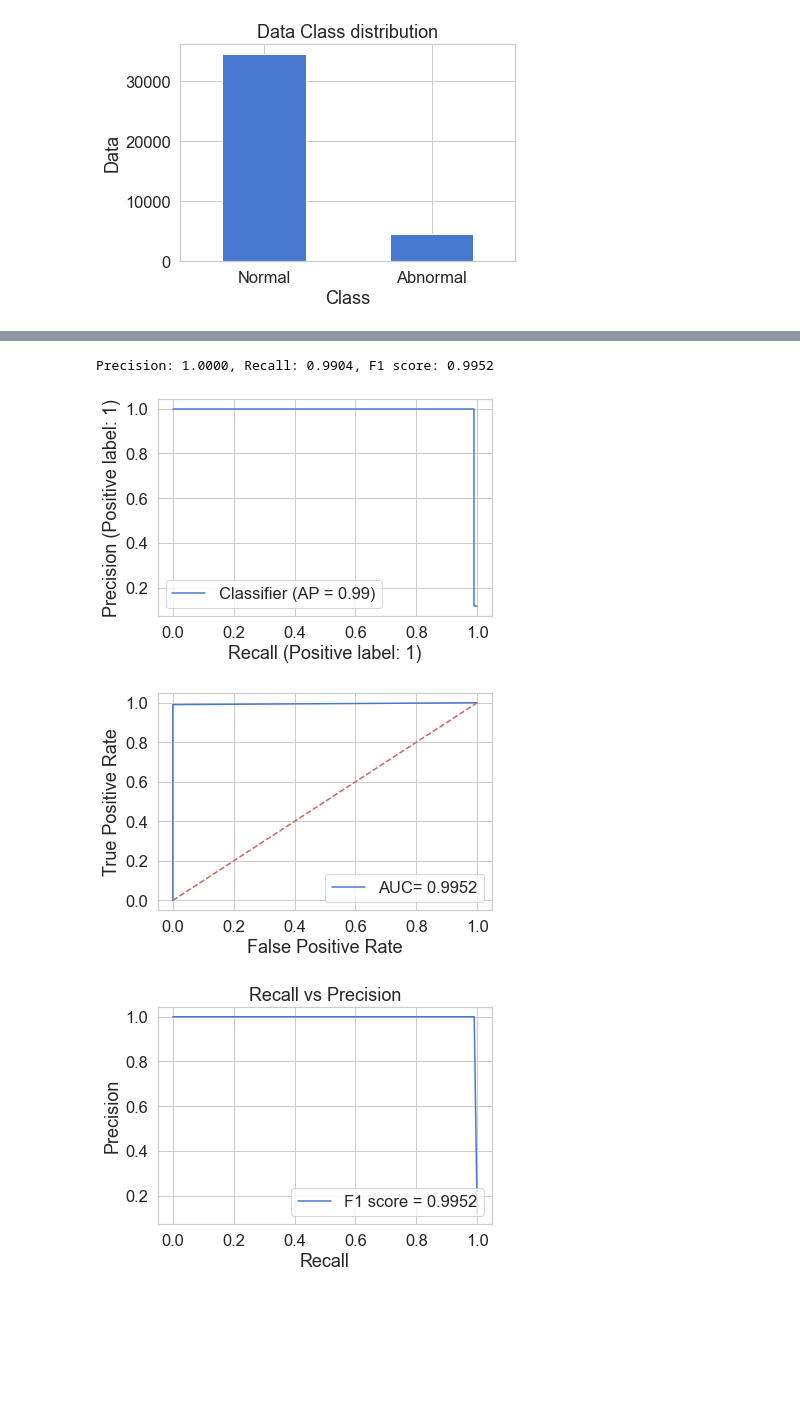
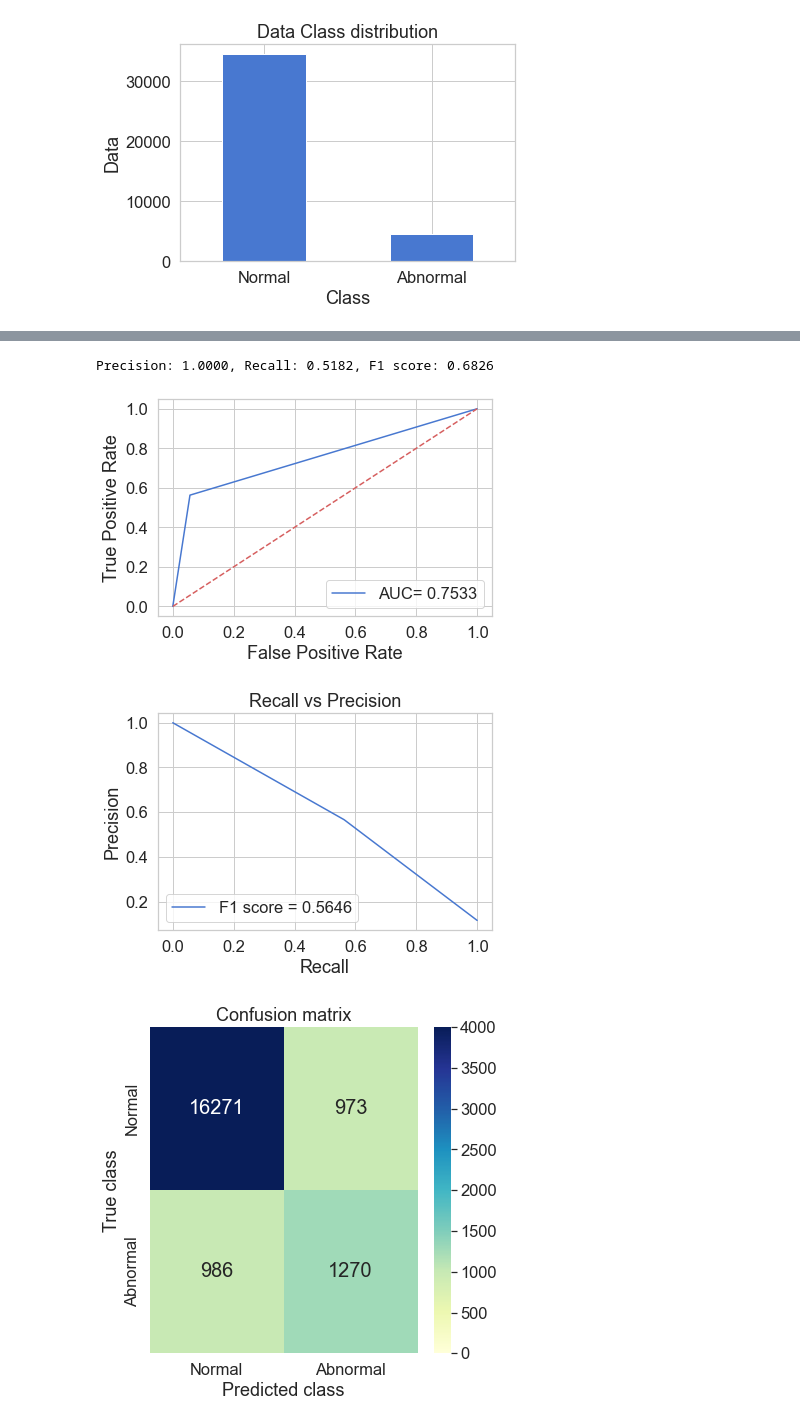
Before and after one commit to 98uranus/Autoencoder, a Jupyter notebook: DAGMM2.ipynb, the cells around one changed output, grey strips where cells are left out. Drawn from its saved outputs; the diff is of its cells as text; code cells hidden in the pictures; blank space fills up the shorter version.

```diff
--- a/DAGMM2.ipynb
+++ b/DAGMM2.ipynb
@@ -54,7 +54,7 @@ data['Psi'] = r2d * data['Psi']
 (39000, 14)
 [figure]
 # %%
-X_train, X_test = train_test_split(data, test_size=0.3, random_state=RANDOM_SEED)
+X_train, X_test = train_test_split(data, test_size=0.5, random_state=RANDOM_SEED)
 X_train = X_train[X_train.Class == 0]
 y_train = X_train['Class']
 X_train = pd.DataFrame(X_train)
@@ -64,23 +64,6 @@ X_train = X_train.drop(['Class'], axis=1)
 y_test = X_test['Class']
 X_test = pd.DataFrame(X_test)
 X_test = X_test.drop(['Class'], axis=1)
-
-# def normalize(label):
-#     str = StandardScaler()
-#     str.fit(X_train[label].values.reshape(-1, 1))
-#     X_train[label] = str.transform(X_train[label].values.reshape(-1, 1))
-#     X_test[label] = str.transform(X_test[label].values.reshape(-1, 1))
-
-# def normalize1(label):
-#     str = MinMaxScaler()
-#     str.fit(X_train[label].values.reshape(-1, 1))
-#     X_train[label] = str.transform(X_train[label].values.reshape(-1, 1))
-#     X_test[label] = str.transform(X_test[label].values.reshape(-1, 1))
-
-# A = ['RPM1', 'RPM2', 'RPM3', 'RPM4', 'RPM5', 'RPM6', 'P', 'Q', 'R', 'Phi', 'Theta', 'Psi']
-
-# for i in A:
-#     normalize1(i)
 
 def MinmaxNorm(data1, data2, label):
     for i in label:
@@ -115,8 +98,9 @@ class Autoencoder(Model):
         super(Autoencoder, self).__init__()
         self.latent_dim = latent_dim
         self.encoder = Sequential([
-            layers.Dense(8, activation='sigmoid',
-                        activity_regularizer=regularizers.l2(10e-3)),
+            # layers.Dense(8, activation='sigmoid',
+            #             activity_regularizer=regularizers.l2(10e-3)),
+            layers.Dense(8, activation='sigmoid'),
             layers.Dense(latent_dim, activation='relu'),
         ])
         self.decoder = Sequential([
@@ -184,16 +168,16 @@ plt.show()
 encoded_data = autoencoder.encoder(X_train).numpy()
 
 # Fit a Gaussian Mixture Model with 2 components to the encoded training data
-gmm = GaussianMixture(n_components=2)
+gmm = GaussianMixture(n_components=1)
 gmm.fit(encoded_data)
-saved_gmm = joblib.dump(gmm, 'DAGMM_GMM2_h8_l4_2.pkl')
+saved_gmm = joblib.dump(gmm, 'DAGMM_GMM2_h8_l4_n1.pkl')
 # %%
 # Use the GMM to predict the probability densities for the encoded test data
 encoded_test_data = autoencoder.encoder(X_test).numpy()
 scores = gmm.score_samples(encoded_test_data) # score_samples: PDF of the test data
 
 # Identify anomalies based on the GMM probability densities
-threshold = np.percentile(scores, 11.5)
+threshold = np.percentile(scores, 6)
 anomalies = X_test[scores < threshold]
 # print("scores :", scores)
 # print("threshold :", threshold)
@@ -208,7 +192,7 @@ recall = recall_score(y_test, y_pred)
 f1 = f1_score(y_test, y_pred)
 print(f"Precision: {precision:.4f}, Recall: {recall:.4f}, F1 score: {f1:.4f}")
 # %% [output]
-Precision: 1.0000, Recall: 0.9904, F1 score: 0.9952
+Precision: 1.0000, Recall: 0.5182, F1 score: 0.6826
 # %%
 # Calculate precision, recall, and F1 score
 y_pred = np.zeros_like(scores)
@@ -217,18 +201,10 @@ precision, recall, thresholds1 = precision_recall_curve(y_test, y_pred)
 fpr, tpr, thresholds2 = roc_curve(y_test, y_pred)
 roc_auc = auc(fpr, tpr)
 f1 = f1_score(y_test, y_pred)
-PrecisionRecallDisplay.from_predictions(y_test, y_pred)
-plt.plot(ax=None,name=None)
+# PrecisionRecallDisplay.from_predictions(y_test, y_pred)
+# plt.plot(ax=None,name=None)
 # plt.xlim([-0.01, 1.0])
 # plt.ylim([0.0, 1.001])
-
-# print(precision)
-# print(recall)
-# print(thresholds1)
-# print(fpr)
-# print(tpr)
-# print(thresholds2)
-# print(precision.shape, recall.shape, thresholds1.shape)
 
 # ROC curve
 plt.figure()
@@ -237,33 +213,33 @@ plt.legend(loc='lower right')
 plt.plot([0, 1], [0, 1], 'r--')
 # plt.xlim([-0.001, 1.0])
 # plt.ylim([0.0, 1.001])
 plt.xlabel('False Positive Rate')
 plt.ylabel('True Positive Rate')
 plt.show();
 
 # precision recall curve
 plt.figure()
 plt.plot(recall, precision, 'b', label='F1 score = %0.4f'% f1)
 plt.title('Recall vs Precision')
 # plt.xlim([-0.001, 1.0])
 # plt.ylim([0.0, 1.001])
 plt.xlabel('Recall')
 plt.ylabel('Precision')
 plt.legend(loc='lower left')
 plt.show();
 
 # Generate confusion matrix
 conf_matrix = confusion_matrix(y_test, y_pred)
 LABELS = ["Normal", "Abnormal"]
 plt.figure(figsize=(6, 6))
 sns.heatmap(conf_matrix, xticklabels=LABELS, yticklabels=LABELS,
                         annot=True, fmt="d", annot_kws={'size': 20}, cmap="YlGnBu",
                         vmin=0, vmax=4000);
 plt.title("Confusion matrix")
 plt.xlabel('Predicted class')
 plt.ylabel('True class')
 plt.show()
 # %% [output]
-[figure, old version]
+[figure, new version]
-[figure, old version]
+[figure, new version]
-[figure, old version]
+[figure, new version]
```
Also changed, not shown: parts of 4 cells of this notebook, 17 other files.
